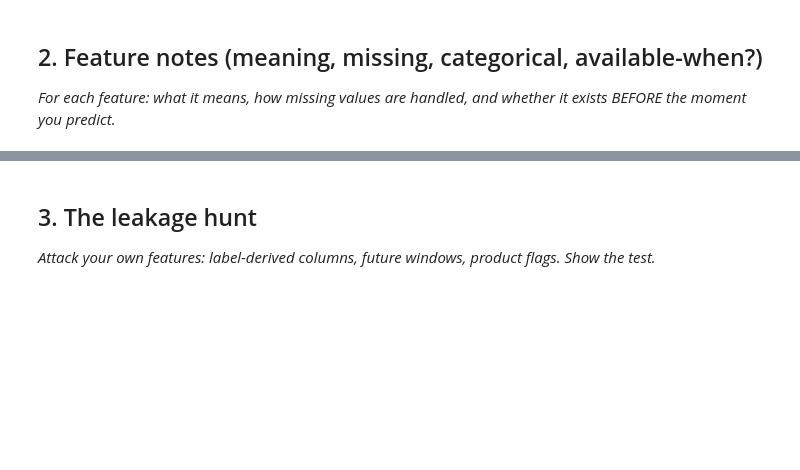
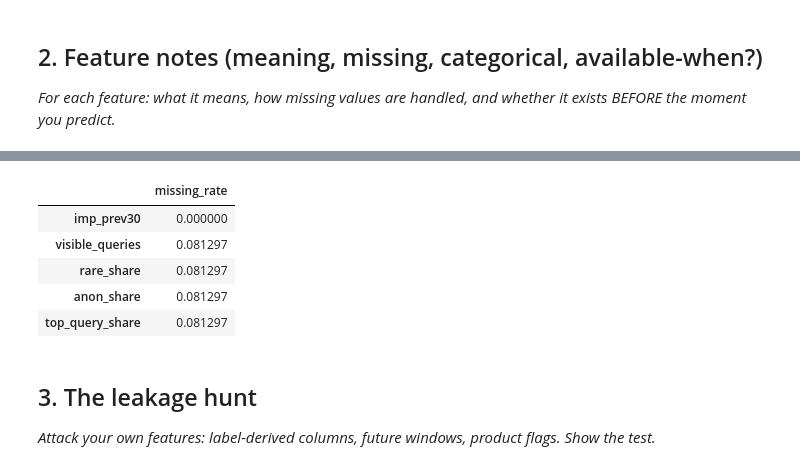
Before and after one commit to ma5029blp-wq/ML-flyrank-internship, a Jupyter notebook: work/notebooks/w03_feature_leakage_check.ipynb, the cells around one changed output, grey strips where cells are left out. Saved outputs shown, nothing was run; the diff lists cells and outputs as text; code cells hidden in the pictures; blank space fills up the shorter version.

```diff
--- a/work/notebooks/w03_feature_leakage_check.ipynb
+++ b/work/notebooks/w03_feature_leakage_check.ipynb
@@ -20,6 +173,23 @@ This skeleton is yours to fill. Work the sections **in order** — each one has
 # %%
 # This cell is for CODE (numbers, a query, a check).
 # Write your text answer in the cell ABOVE this one — typing sentences here breaks Run All.
+feature_cols = [
+    "imp_prev30",
+    "visible_queries",
+    "rare_share",
+    "anon_share",
+    "top_query_share"
+]
+
+missing = data[feature_cols].isnull().mean().to_frame("missing_rate")
+missing
+# %% [output]
+|  | missing_rate |
+| imp_prev30 | 0.000000 |
+| visible_queries | 0.081297 |
+| rare_share | 0.081297 |
+| anon_share | 0.081297 |
+| top_query_share | 0.081297 |
 # %% [markdown]
 ## 3. The leakage hunt
 
```
Also changed, not shown: parts of 14 cells of this notebook.
